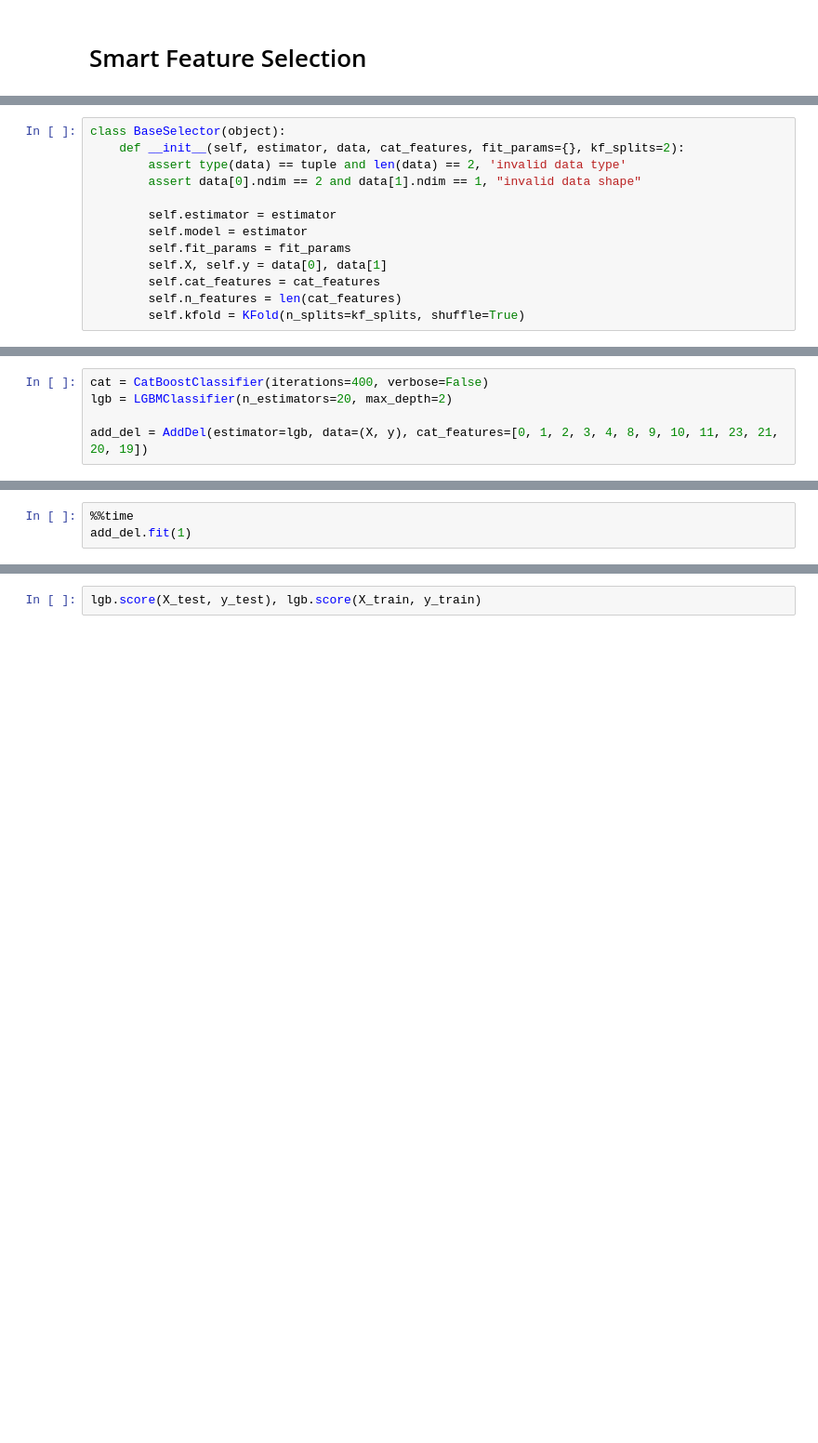
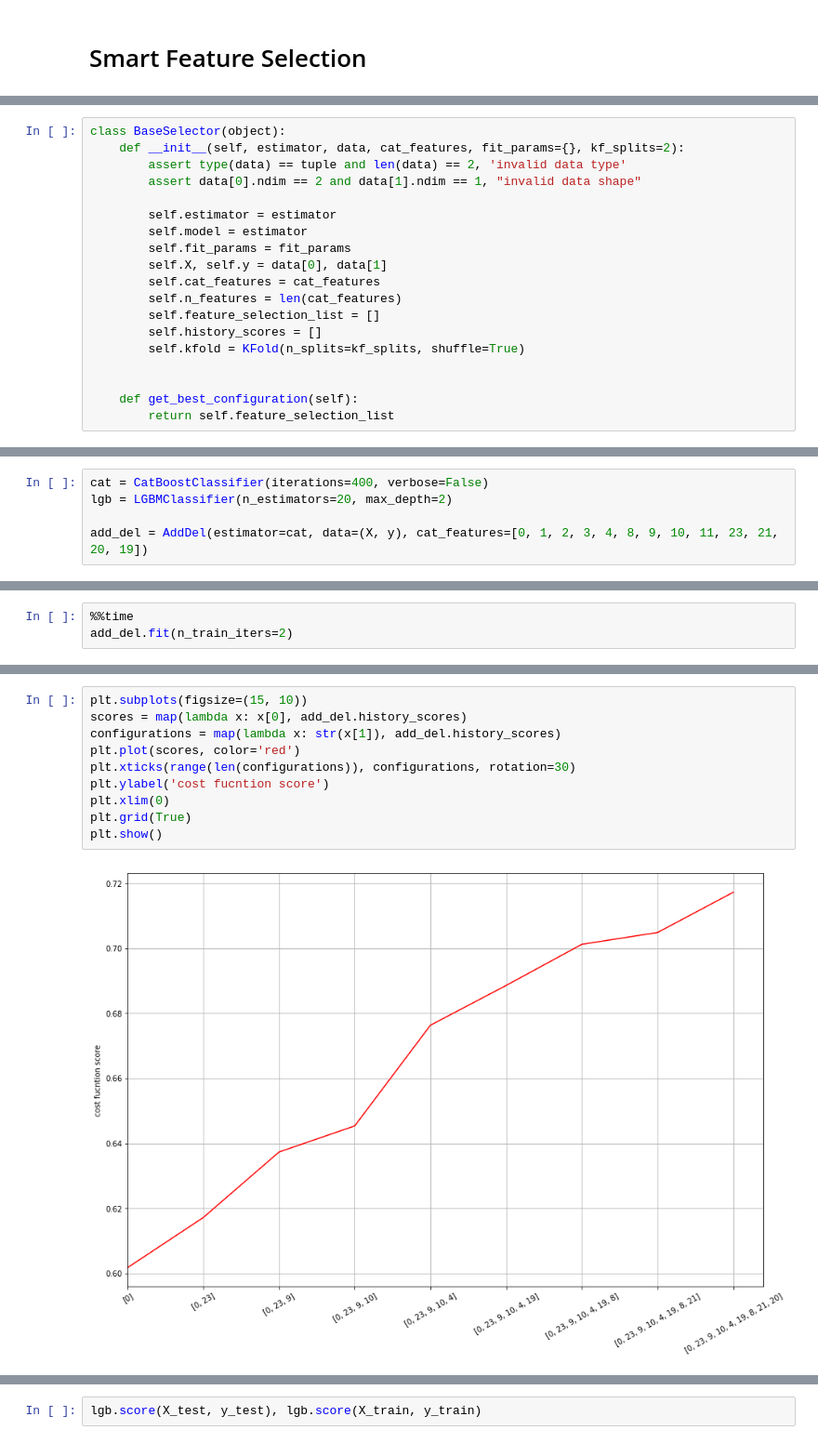
Before and after one commit to Aqice/Boxing-binary-classification-problem, a Jupyter notebook: Boxing.ipynb, the cells around one changed output, grey strips where cells are left out. Shown at 93% size. Saved outputs shown, nothing was run; the diff lists cells and outputs as text; blank space fills up the shorter version.

Commit message:
updates to ADD-DEL implemention for feature selection

```diff
--- a/Boxing.ipynb
+++ b/Boxing.ipynb
@@ -1169,7 +1170,13 @@ class BaseSelector(object):
         self.X, self.y = data[0], data[1]
         self.cat_features = cat_features
         self.n_features = len(cat_features)
+        self.feature_selection_list = []
+        self.history_scores = []
         self.kfold = KFold(n_splits=kf_splits, shuffle=True)
+
+
+    def get_best_configuration(self):
+        return self.feature_selection_list
 # %%
 class AddDel(BaseSelector):
     """ADD-DEL cyclic implementation"""
@@ -1269,4 +1273,4 @@ class NeuralSelector(BaseSelector):
 cat = CatBoostClassifier(iterations=400, verbose=False)
 lgb = LGBMClassifier(n_estimators=20, max_depth=2)
 
-add_del = AddDel(estimator=lgb, data=(X, y), cat_features=[0, 1, 2, 3, 4, 8, 9, 10, 11, 23, 21, 20, 19])
+add_del = AddDel(estimator=cat, data=(X, y), cat_features=[0, 1, 2, 3, 4, 8, 9, 10, 11, 23, 21, 20, 19])
@@ -1276,6 +1277,6 @@ warnings.filterwarnings('ignore')
 # %%
 %%time
-add_del.fit(1)
+add_del.fit(n_train_iters=2)
 # %% [output]
 ADD iter
 
@@ -1298 +1298,13 @@ ax.set_ylabel('val accuracy score')
+# %%
+plt.subplots(figsize=(15, 10))
+scores = map(lambda x: x[0], add_del.history_scores)
+configurations = map(lambda x: str(x[1]), add_del.history_scores)
+plt.plot(scores, color='red')
+plt.xticks(range(len(configurations)), configurations, rotation=30)
+plt.ylabel('cost fucntion score')
+plt.xlim(0)
+plt.grid(True)
+plt.show()
+# %% [output]
+[figure, added]
 # %%
```
Also changed, not shown: parts of 22 cells of this notebook.
